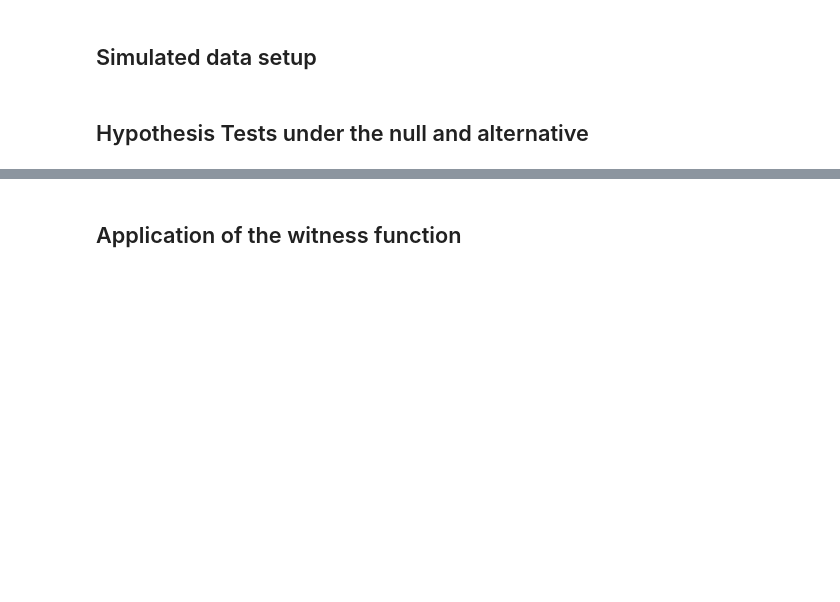
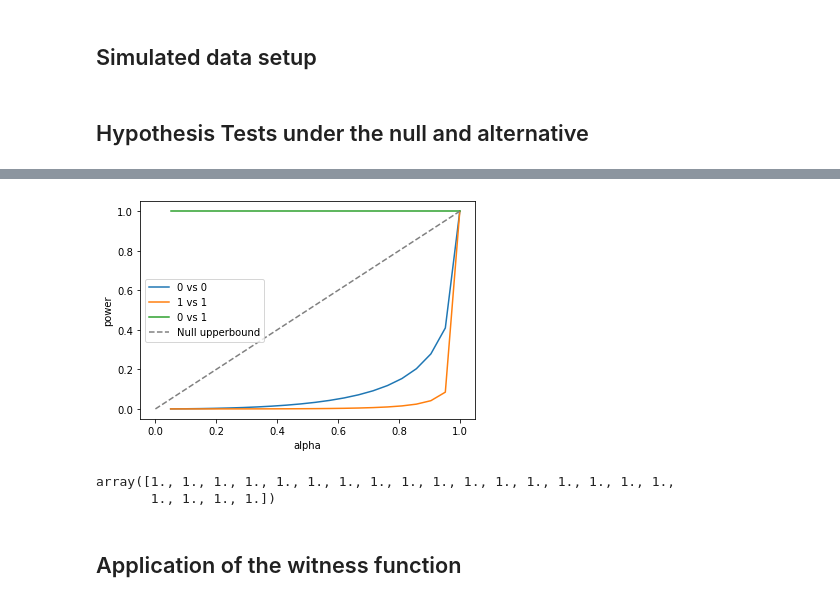
Before and after one commit to rflperry/sparse_shift, a Jupyter notebook: notebooks/01-kcd_paper_simulation.ipynb, the cells around one changed output, grey strips where cells are left out. Drawn from its saved outputs; the diff is of its cells as text; code cells hidden in the pictures; blank space fills up the shorter version.

```diff
--- a/notebooks/01-kcd_paper_simulation.ipynb
+++ b/notebooks/01-kcd_paper_simulation.ipynb
@@ -57,3 +84,18 @@ for i in range(n_power_reps):
+# %%
+for key, kcd in zip(['0 vs 0', '1 vs 1', '0 vs 1'], [kcd0, kcd1, kcd01]):
+    plt.plot(kcd.power_alphas_, kcd.analytic_powers_, label=key)
+plt.plot([0, 1], [0, 1], ls='--', c='grey', label='Null upperbound')
+plt.xlabel('alpha')
+plt.ylabel('power')
+plt.legend()
+plt.show()
+# %% [output]
+[figure, added]
+# %%
+kcd01.analytic_powers_
+# %% [output]
+array([1., 1., 1., 1., 1., 1., 1., 1., 1., 1., 1., 1., 1., 1., 1., 1., 1.,
+       1., 1., 1., 1.])
 # %% [markdown]
 ## Application of the witness function
 # %%
```
Also changed, not shown: parts of 3 cells of this notebook.
